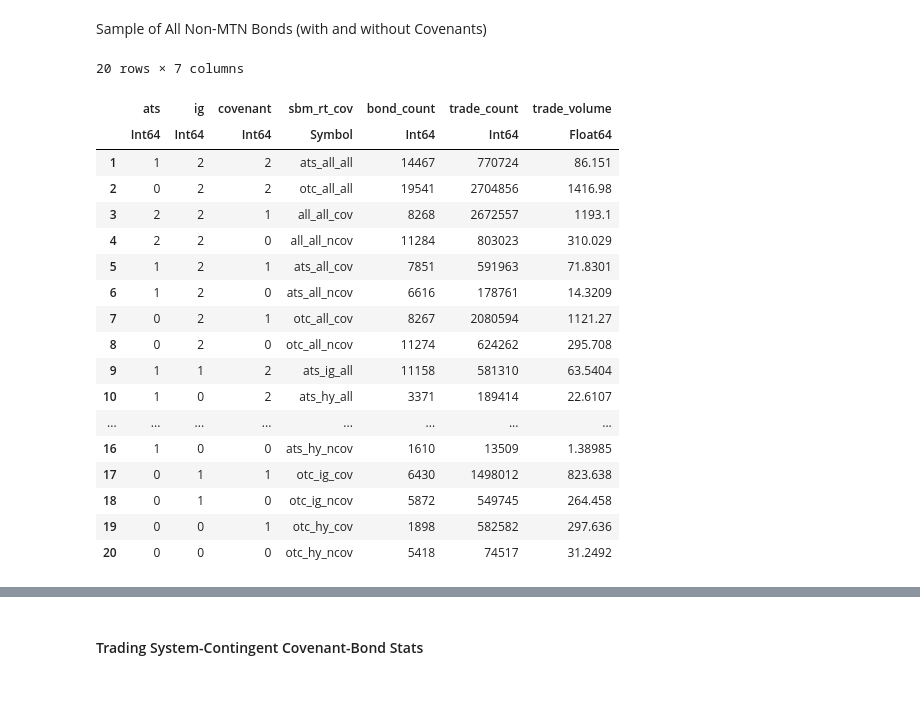
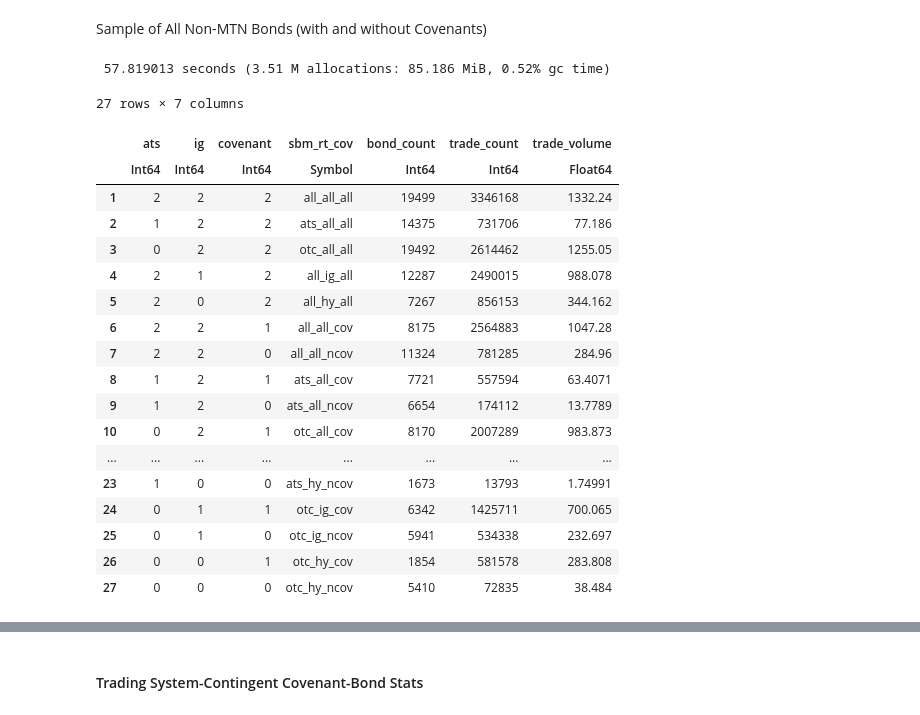
Before and after one commit to acbezerra/bond-data, a Jupyter notebook: notebooks/bond-stats-analysis.ipynb, the cells around one changed output, grey strips where cells are left out. Drawn from its saved outputs; the diff is of its cells as text; code cells hidden in the pictures.

Commit message:
finished code to compute final stats daframe + conversion to latex table

```diff
--- a/notebooks/bond-stats-analysis.ipynb
+++ b/notebooks/bond-stats-analysis.ipynb
@@ -90,7 +101,7 @@ cols = [:cusip_id, :entrd_vol_qt, :ig, :covenant, :ats]
 # Filter DataFrame
 ffdf = fdf[yr_qtr_ind, cols]
 
-function tag_stats(df)
+@everywhere function tag_stats(df)
     sbmf(x) = Dict(0 => :otc, 1 => :ats, 2 => :all)[x]
     igf(x) = Dict(0 => :hy, 1 => :ig, 2 => :all)[x]
     covf(x) = Dict(0 => :ncov, 1 => :cov, 2 => :all)[x]
@@ -100,66 +111,81 @@ function tag_stats(df)
 end
 
 #  Stats Function
-function compute_stats(df, gbvars::Array{Symbol, 1};
+@everywhere using DataFrames
+@everywhere function compute_stats(df, gbvars::Array{Symbol, 1};
                        svars::Array{Symbol, 1}=[:bond_count, :trade_count, :trade_volume])
-    cdf = combine(groupby(df, gbvars),
+
+    cdf = DataFrame()
+    if isempty(gbvars)
+        cdf = combine(df,
                   # Number of Bonds
                   :cusip_id => (x -> size(unique(x), 1)) => :bond_count,
                   # Trade Count
                   nrow => :trade_count,
                   # Trade Volume in USD tn
                   :entrd_vol_qt => (x -> sum(x)/1e9) => :trade_volume)
-    cdf = sort!(cdf, gbvars, rev=true)
+    else
+        cdf = combine(groupby(df, gbvars),
+                      # Number of Bonds
+                      :cusip_id => (x -> size(unique(x), 1)) => :bond_count,
+                      # Trade Count
+                      nrow => :trade_count,
+                      # Trade Volume in USD tn
+                      :entrd_vol_qt => (x -> sum(x)/1e9) => :trade_volume)
+        cdf = sort!(cdf, gbvars, rev=true)
+    end
 
     for col in [:ats, :ig, :covenant]
         if !(col in gbvars)
             cdf[!, col] .= 2
         end
     end
 
     gbvars = [:ats, :ig, :covenant]
     for col in gbvars
         cdf[!, col] = Int64.(cdf[:, col])
     end
 
     # Tags
     cdf[:, :sbm_rt_cov] = tag_stats(cdf)
 
     # Reorder columns:
     cdf = cdf[:, vcat(gbvars, :sbm_rt_cov, svars)]
 
     return cdf
 end
 
 # Array of Group-By Variables
-gbvars_vec = [[:ats],                 # Stats by SBM
+gbvars_vec = [Array{Symbol,1}([ ]),
+              [:ats],                 # Stats by SBM
+              [:ig],                  # Stats by CREDIT RATING
               [:covenant],            # Stats by COVENANT
-              [:ats, :covenant],      # Stats by by SBM, COVENANT
-              [:ats, :ig],            # Stats by by SBM, CREDIT RATING
+              [:ats, :covenant],      # Stats by SBM, COVENANT
+              [:ats, :ig],            # Stats by SBM, CREDIT RATING
+              [:ig, :covenant],       # Stats by CREDIT RATING, COVENANT
               [:ats, :ig, :covenant]]
 
-cdf = DataFrame()
-for gbvars in gbvars_vec
-    cdf = vcat(cdf, compute_stats(ffdf,gbvars))
-end
-cdf
+
+@time cdf_vec = fetch(@spawn [compute_stats(ffdf,gbvars) for gbvars in gbvars_vec])
+cdf = vcat(cdf_vec...)
 # %% [output]
-20 rows × 7 columns
+ 57.819013 seconds (3.51 M allocations: 85.186 MiB, 0.52% gc time)
+27 rows × 7 columns
 |  | ats | ig | covenant | sbm_rt_cov | bond_count | trade_count | trade_volume |
 |  | Int64 | Int64 | Int64 | Symbol | Int64 | Int64 | Float64 |
-| 1 | 1 | 2 | 2 | ats_all_all | 14467 | 770724 | 86.151 |
-| 2 | 0 | 2 | 2 | otc_all_all | 19541 | 2704856 | 1416.98 |
-| 3 | 2 | 2 | 1 | all_all_cov | 8268 | 2672557 | 1193.1 |
-| 4 | 2 | 2 | 0 | all_all_ncov | 11284 | 803023 | 310.029 |
-| 5 | 1 | 2 | 1 | ats_all_cov | 7851 | 591963 | 71.8301 |
-| 6 | 1 | 2 | 0 | ats_all_ncov | 6616 | 178761 | 14.3209 |
-| 7 | 0 | 2 | 1 | otc_all_cov | 8267 | 2080594 | 1121.27 |
-| 8 | 0 | 2 | 0 | otc_all_ncov | 11274 | 624262 | 295.708 |
-| 9 | 1 | 1 | 2 | ats_ig_all | 11158 | 581310 | 63.5404 |
-| 10 | 1 | 0 | 2 | ats_hy_all | 3371 | 189414 | 22.6107 |
+| 1 | 2 | 2 | 2 | all_all_all | 19499 | 3346168 | 1332.24 |
+| 2 | 1 | 2 | 2 | ats_all_all | 14375 | 731706 | 77.186 |
+| 3 | 0 | 2 | 2 | otc_all_all | 19492 | 2614462 | 1255.05 |
+| 4 | 2 | 1 | 2 | all_ig_all | 12287 | 2490015 | 988.078 |
+| 5 | 2 | 0 | 2 | all_hy_all | 7267 | 856153 | 344.162 |
+| 6 | 2 | 2 | 1 | all_all_cov | 8175 | 2564883 | 1047.28 |
+| 7 | 2 | 2 | 0 | all_all_ncov | 11324 | 781285 | 284.96 |
+| 8 | 1 | 2 | 1 | ats_all_cov | 7721 | 557594 | 63.4071 |
+| 9 | 1 | 2 | 0 | ats_all_ncov | 6654 | 174112 | 13.7789 |
+| 10 | 0 | 2 | 1 | otc_all_cov | 8170 | 2007289 | 983.873 |
 | ... | ... | ... | ... | ... | ... | ... | ... |
-| 16 | 1 | 0 | 0 | ats_hy_ncov | 1610 | 13509 | 1.38985 |
-| 17 | 0 | 1 | 1 | otc_ig_cov | 6430 | 1498012 | 823.638 |
-| 18 | 0 | 1 | 0 | otc_ig_ncov | 5872 | 549745 | 264.458 |
-| 19 | 0 | 0 | 1 | otc_hy_cov | 1898 | 582582 | 297.636 |
-| 20 | 0 | 0 | 0 | otc_hy_ncov | 5418 | 74517 | 31.2492 |
+| 23 | 1 | 0 | 0 | ats_hy_ncov | 1673 | 13793 | 1.74991 |
+| 24 | 0 | 1 | 1 | otc_ig_cov | 6342 | 1425711 | 700.065 |
+| 25 | 0 | 1 | 0 | otc_ig_ncov | 5941 | 534338 | 232.697 |
+| 26 | 0 | 0 | 1 | otc_hy_cov | 1854 | 581578 | 283.808 |
+| 27 | 0 | 0 | 0 | otc_hy_ncov | 5410 | 72835 | 38.484 |
```
Also changed, not shown: parts of 12 cells of this notebook, 1 other file.
